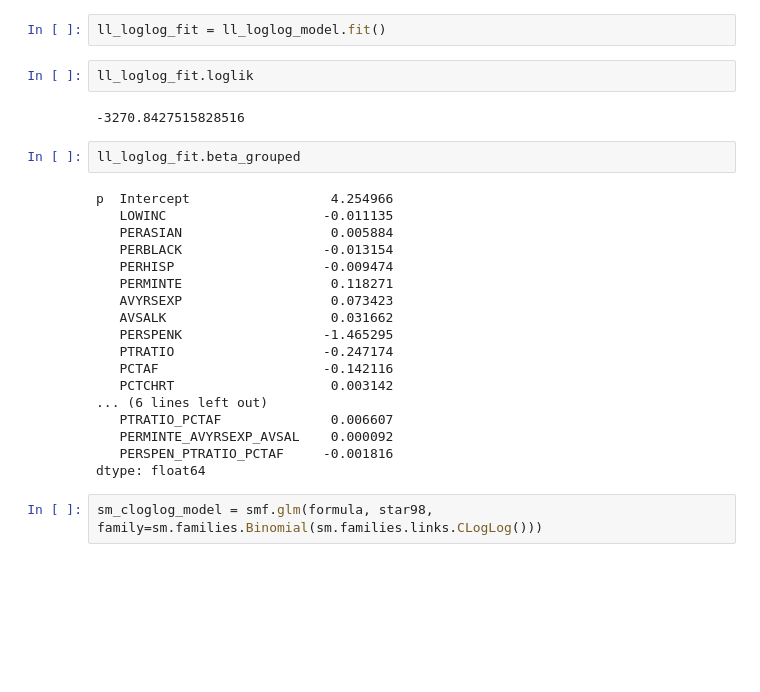
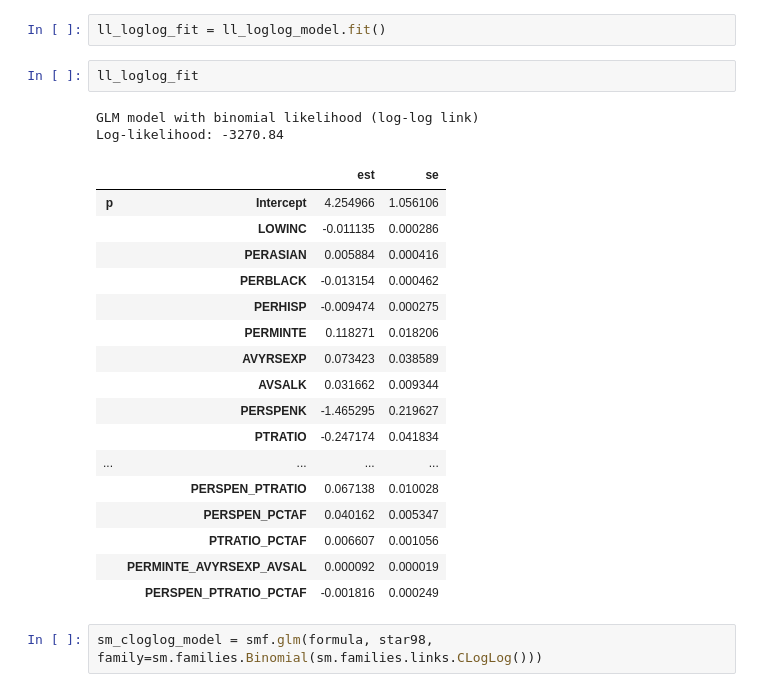
Before and after one commit to dschulman/linearlab, a Jupyter notebook: example/glm_binomial.ipynb, the cells around one changed output. Cells and saved outputs as stored; diff of their text form; blank space fills up the shorter version.

```diff
--- a/example/glm_binomial.ipynb
+++ b/example/glm_binomial.ipynb
@@ -260,29 +254,27 @@ ll_loglog_model = ll.glm(star98, formula, lik=ll.lik.binomial(ll.link.loglog))
 # %%
 ll_loglog_fit = ll_loglog_model.fit()
 # %%
-ll_loglog_fit.loglik
+ll_loglog_fit
 # %% [output]
--3270.8427515828516
+GLM model with binomial likelihood (log-log link)
+Log-likelihood: -3270.84
+|  |  | est | se |
+| p | Intercept | 4.254966 | 1.056106 |
+|  | LOWINC | -0.011135 | 0.000286 |
+|  | PERASIAN | 0.005884 | 0.000416 |
+|  | PERBLACK | -0.013154 | 0.000462 |
+|  | PERHISP | -0.009474 | 0.000275 |
+|  | PERMINTE | 0.118271 | 0.018206 |
+|  | AVYRSEXP | 0.073423 | 0.038589 |
+|  | AVSALK | 0.031662 | 0.009344 |
+|  | PERSPENK | -1.465295 | 0.219627 |
+|  | PTRATIO | -0.247174 | 0.041834 |
+| ... | ... | ... | ... |
+|  | PERSPEN_PTRATIO | 0.067138 | 0.010028 |
+|  | PERSPEN_PCTAF | 0.040162 | 0.005347 |
+|  | PTRATIO_PCTAF | 0.006607 | 0.001056 |
+|  | PERMINTE_AVYRSEXP_AVSAL | 0.000092 | 0.000019 |
+|  | PERSPEN_PTRATIO_PCTAF | -0.001816 | 0.000249 |
-# %%
-ll_loglog_fit.beta_grouped
-# %% [output]
-p  Intercept                  4.254966
-   LOWINC                    -0.011135
-   PERASIAN                   0.005884
-   PERBLACK                  -0.013154
-   PERHISP                   -0.009474
-   PERMINTE                   0.118271
-   AVYRSEXP                   0.073423
-   AVSALK                     0.031662
-   PERSPENK                  -1.465295
-   PTRATIO                   -0.247174
-   PCTAF                     -0.142116
-   PCTCHRT                    0.003142
-... (6 lines left out)
-   PTRATIO_PCTAF              0.006607
-   PERMINTE_AVYRSEXP_AVSAL    0.000092
-   PERSPEN_PTRATIO_PCTAF     -0.001816
-dtype: float64
 # %%
 sm_cloglog_model = smf.glm(formula, star98, family=sm.families.Binomial(sm.families.links.CLogLog()))
 # %%
```
Also changed, not shown: parts of 13 cells of this notebook, 12 other files.
